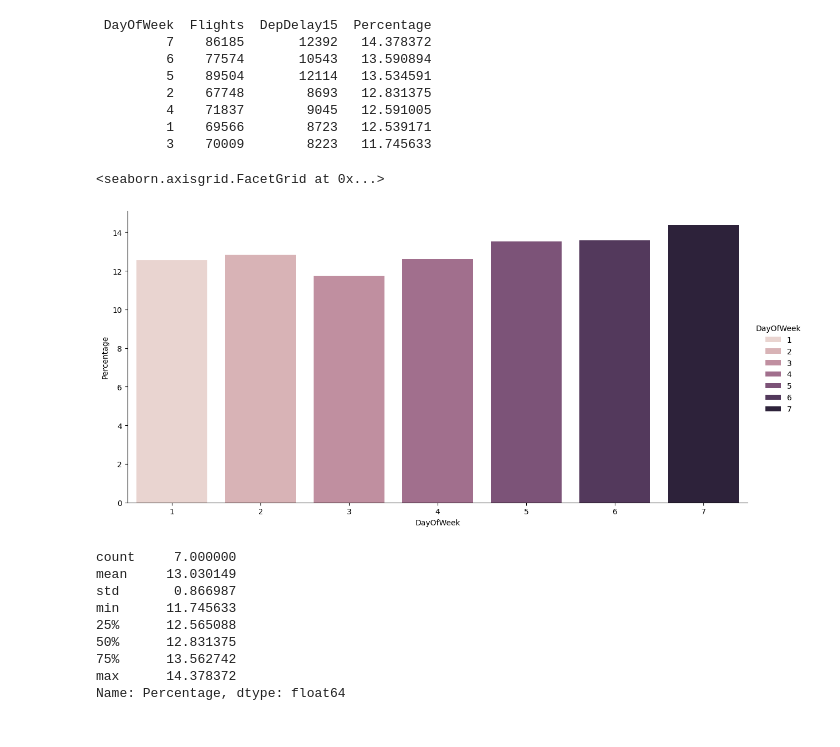
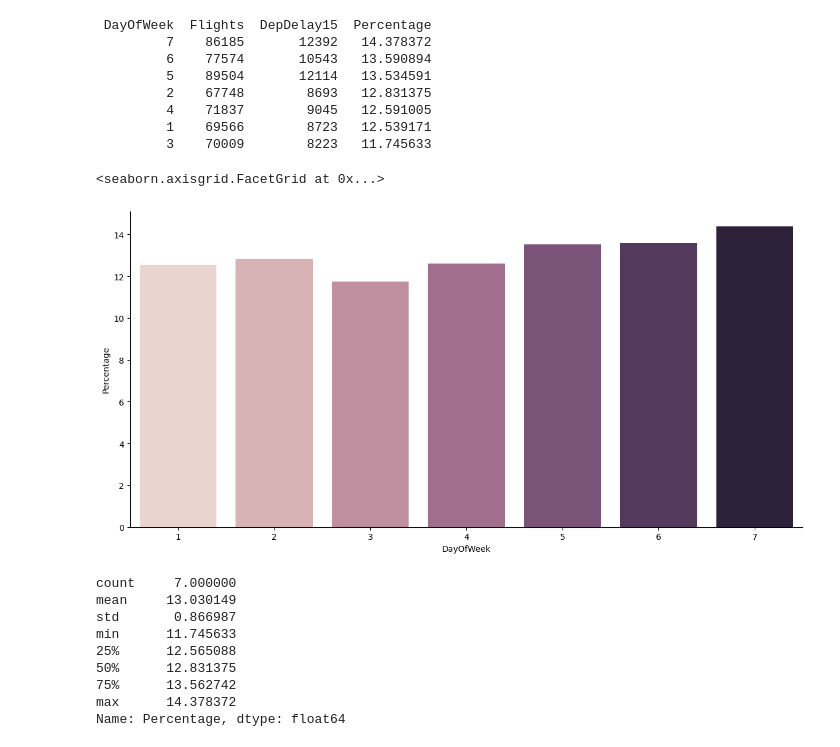
Before and after one commit to JackEshkenazi/SC1015-Data_Science_Project, a Jupyter notebook: Exploratory Analysis.ipynb, the cells around one changed output. Cells and saved outputs as stored; diff of their text form; code cells hidden in the pictures.

```diff
--- a/Exploratory Analysis.ipynb
+++ b/Exploratory Analysis.ipynb
@@ -410,10 +416,10 @@ print(Percentage2.to_string(index=False))
          1    69566        8723   12.539171
          3    70009        8223   11.745633
 # %%
-sb.catplot(x='DayOfWeek', y='Percentage', kind='bar', data=Percentage2, height=6, aspect=2, hue="DayOfWeek")
+sb.catplot(x='DayOfWeek', y='Percentage', kind='bar', data=Percentage2, height=6, aspect=2, hue="DayOfWeek", legend=False)
 # %% [output]
 <seaborn.axisgrid.FacetGrid at 0x...>
-[figure, old version]
+[figure, new version]
 # %%
 print(Percentage2["Percentage"].describe())
 # %% [output]
```
Also changed, not shown: parts of 24 cells of this notebook, 1 other file.
